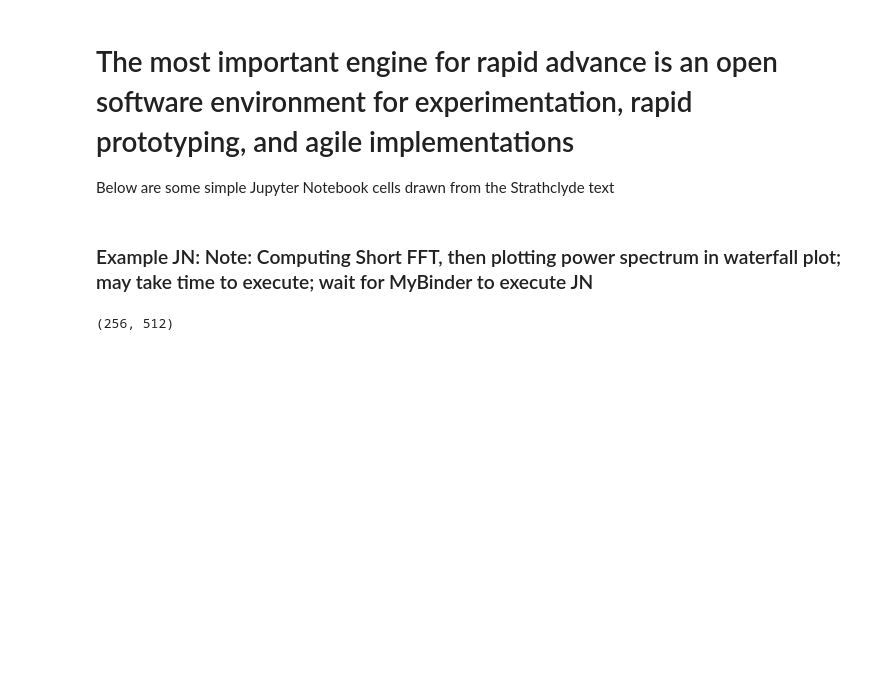
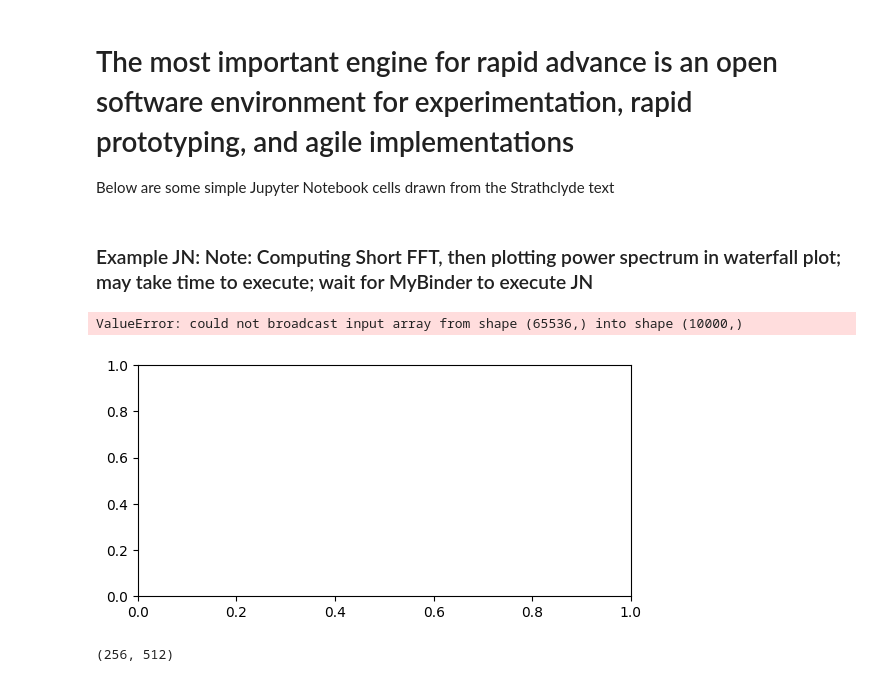
Before and after one commit to CourseChat/2024-DFOS-Curriculum, a Jupyter notebook: 2024-DFOS-Curriculum.ipynb, the cells around one changed output. Drawn from its saved outputs; the diff is of its cells as text; code cells hidden in the pictures; blank space fills up the shorter version.

```diff
--- a/2024-DFOS-Curriculum.ipynb
+++ b/2024-DFOS-Curriculum.ipynb
@@ -113,6 +112,19 @@ def stem_plot(x, y, title, xlabel, ylabel, xticks=None, yticks=None, figsize=(6,
         axes.set_xlabel(xlabel[idx])
         axes.set_ylabel(ylabel[idx])
         plt.box(False)
+# %%
+stem_plot(x      = [n*(fs/N)/1e3, n*(fs/N)/1e3],
+          y      = [np.real(X), np.imag(X)],
+          yticks = [np.arange(0, 9), np.arange(-3, 4)],
+          figsize= (14, 3),
+          xticks = [n*(fs/N)/1e3, n*(fs/N)/1e3],
+          subplot= (1, 2),
+          title  = ["Real Part of $X(k)$", "Imaginary Part of $X(k)$"],
+          xlabel = ["Frequency (kHz)", "Frequency (kHz)"],
+          ylabel = ["Amplitude", "Amplitude"])
+# %% [output]
+ValueError: could not broadcast input array from shape (65536,) into shape (10000,)
+[figure, added]
 # %%
 # Set basic params
 fs = 1024 # sample rate
```
Also changed, not shown: parts of 2 cells of this notebook.
